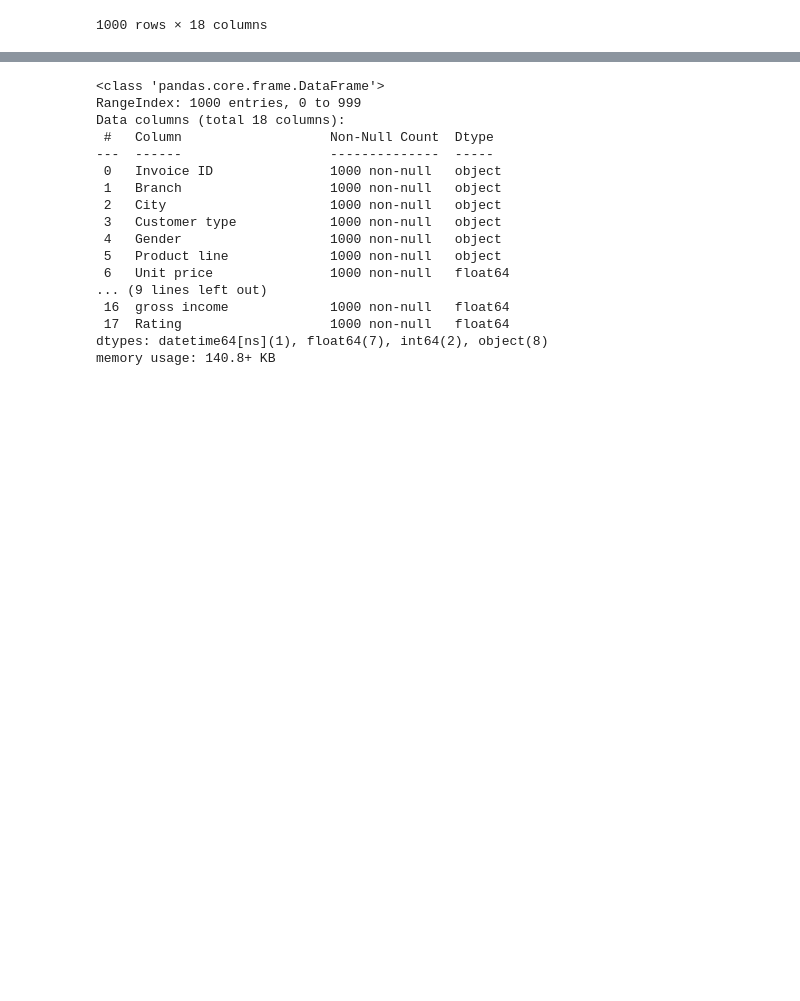
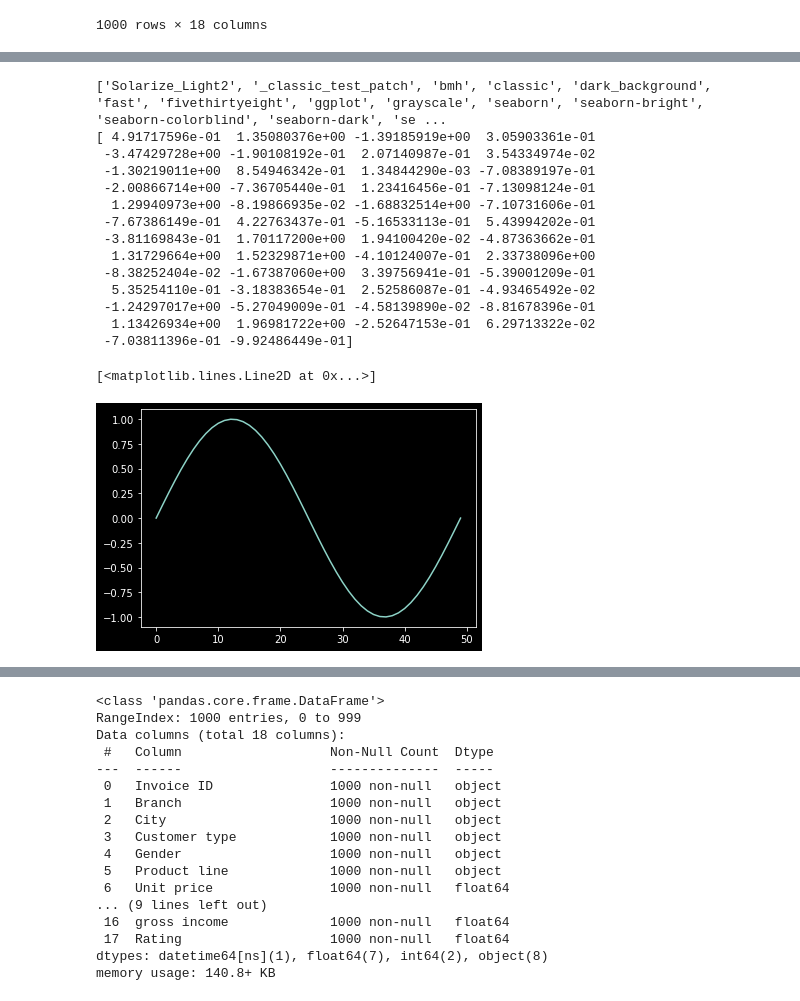
Before and after one commit to SREEDIVYA-SV/suretrust-python-and-ML-course, a Jupyter notebook: Data analysis ans suretrust.ipynb, the cells around one changed output, grey strips where cells are left out. Drawn from its saved outputs; the diff is of its cells as text; code cells hidden in the pictures; blank space fills up the shorter version.

```diff
--- a/Data analysis ans suretrust.ipynb
+++ b/Data analysis ans suretrust.ipynb
@@ -27,0 +37,25 @@ df
+# %%
+import matplotlib .pyplot as plt
+from matplotlib import style
+print(plt.style.available)
+data=np.random.randn(50)
+print(data)
+plt.style.use('dark_background')
+plt.plot(np.sin(np.linspace(0,2*np.pi)))
+# %% [output]
+['Solarize_Light2', '_classic_test_patch', 'bmh', 'classic', 'dark_background', 'fast', 'fivethirtyeight', 'ggplot', 'grayscale', 'seaborn', 'seaborn-bright', 'seaborn-colorblind', 'seaborn-dark', 'se ...
+[ 4.91717596e-01  1.35080376e+00 -1.39185919e+00  3.05903361e-01
+ -3.47429728e+00 -1.90108192e-01  2.07140987e-01  3.54334974e-02
+ -1.30219011e+00  8.54946342e-01  1.34844290e-03 -7.08389197e-01
+ -2.00866714e+00 -7.36705440e-01  1.23416456e-01 -7.13098124e-01
+  1.29940973e+00 -8.19866935e-02 -1.68832514e+00 -7.10731606e-01
+ -7.67386149e-01  4.22763437e-01 -5.16533113e-01  5.43994202e-01
+ -3.81169843e-01  1.70117200e+00  1.94100420e-02 -4.87363662e-01
+  1.31729664e+00  1.52329871e+00 -4.10124007e-01  2.33738096e+00
+ -8.38252404e-02 -1.67387060e+00  3.39756941e-01 -5.39001209e-01
+  5.35254110e-01 -3.18383654e-01  2.52586087e-01 -4.93465492e-02
+ -1.24297017e+00 -5.27049009e-01 -4.58139890e-02 -8.81678396e-01
+  1.13426934e+00  1.96981722e+00 -2.52647153e-01  6.29713322e-02
+ -7.03811396e-01 -9.92486449e-01]
+[<matplotlib.lines.Line2D at 0x...>]
+[figure, added]
```
Also changed, not shown: parts of 8 cells of this notebook.
